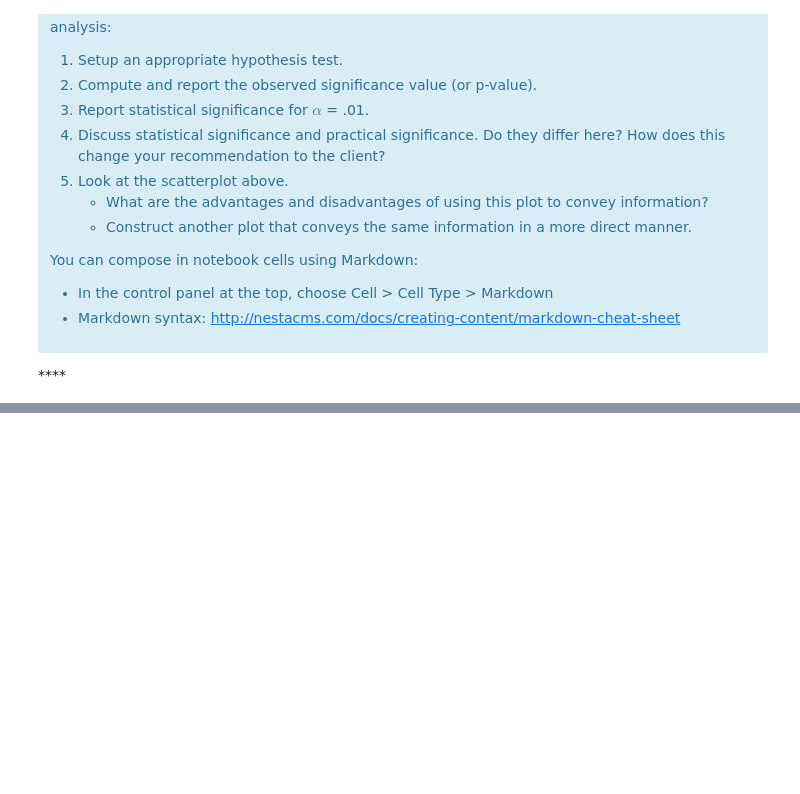
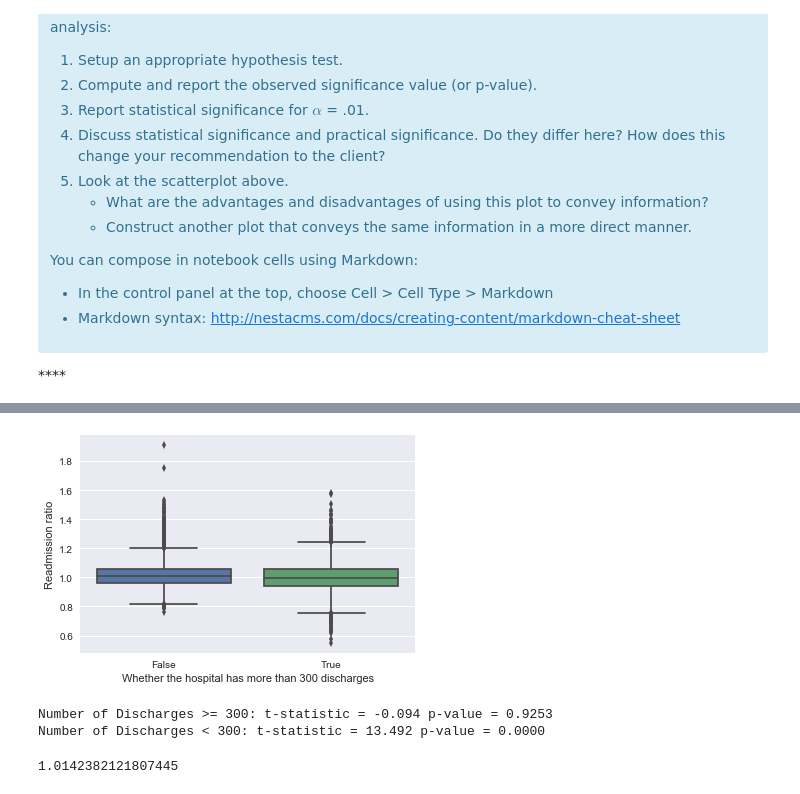
Before and after one commit to SapphireCore/DSTP, a Jupyter notebook: Unit8_hospital_readmit/sliderule_dsi_inferential_statistics_exercise_3.ipynb, the cells around one changed output, grey strips where cells are left out. Saved outputs shown, nothing was run; the diff lists cells and outputs as text; code cells hidden in the pictures; blank space fills up the shorter version.

```diff
--- a/Unit8_hospital_readmit/sliderule_dsi_inferential_statistics_exercise_3.ipynb
+++ b/Unit8_hospital_readmit/sliderule_dsi_inferential_statistics_exercise_3.ipynb
@@ -108,0 +121,5 @@ You can compose in notebook cells using Markdown:
+# %%
+# Make a copy of the cleaned dataset and work on the copy
+df = clean_hospital_read_df
+# Getting to know the dataset
+df.info()
@@ -108,0 +170,4 @@ You can compose in notebook cells using Markdown:
+# %%
+# Clean up dataset by removing the NaN in Excess Readmission Ratio variable.
+df.dropna(subset=["Excess Readmission Ratio"], inplace=True)
+df.info()
@@ -108,0 +200,4 @@ You can compose in notebook cells using Markdown:
+# %%
+# Subset the dataset.
+df_sub = df.loc[:, ["Number of Discharges", "Excess Readmission Ratio"]].reset_index()
+df_sub.info()
@@ -108,0 +254,4 @@ You can compose in notebook cells using Markdown:
+# %%
+# Create isLarge using Number of Discharges
+df_sub.loc[:,'isLarge'] = pd.Series(df_sub["Number of Discharges"] >= 300, index=df_sub.index)
+df_sub.head()
@@ -108,0 +265,28 @@ You can compose in notebook cells using Markdown:
+# %%
+# Create swarmplot
+import seaborn as sns
+sns.set()
+sns.boxplot(x=df_sub['isLarge'], y=df_sub['Excess Readmission Ratio'])
+plt.xlabel('Whether the hospital has more than 300 discharges')
+plt.ylabel('Readmission ratio')
+plt.show()
+# %% [output]
+[figure, added]
+# %%
+# Testing whether the mean excess readmission ratio is significantly different from 1
+import scipy.stats as stats
+
+# For discharges >= 300
+t_stat_1, p_val_1 = stats.ttest_1samp(df_sub.loc[df_sub['isLarge'] == True, 'Excess Readmission Ratio'], 1)
+print("Number of Discharges >= 300: t-statistic = %6.3f p-value = %6.4f" % (t_stat_1, p_val_1))
+
+# For discharges < 300
+t_stat_2, p_val_2 = stats.ttest_1samp(df_sub.loc[df_sub['isLarge'] == False, 'Excess Readmission Ratio'], 1)
+print("Number of Discharges < 300: t-statistic = %6.3f p-value = %6.4f" % (t_stat_2, p_val_2))
+# %% [output]
+Number of Discharges >= 300: t-statistic = -0.094 p-value = 0.9253
+Number of Discharges < 300: t-statistic = 13.492 p-value = 0.0000
+# %%
+np.mean(df_sub.loc[df_sub['isLarge'] == False, 'Excess Readmission Ratio'])
+# %% [output]
+1.0142382121807445
```
Also changed, not shown: parts of 15 cells of this notebook.
